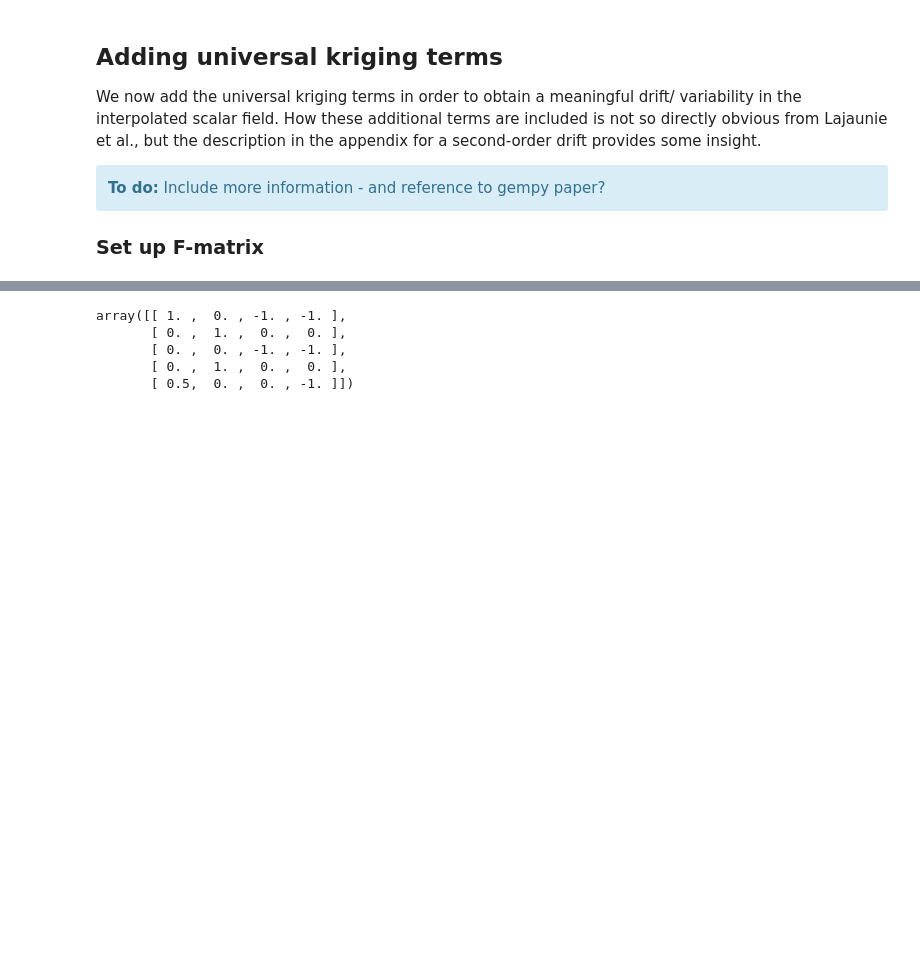
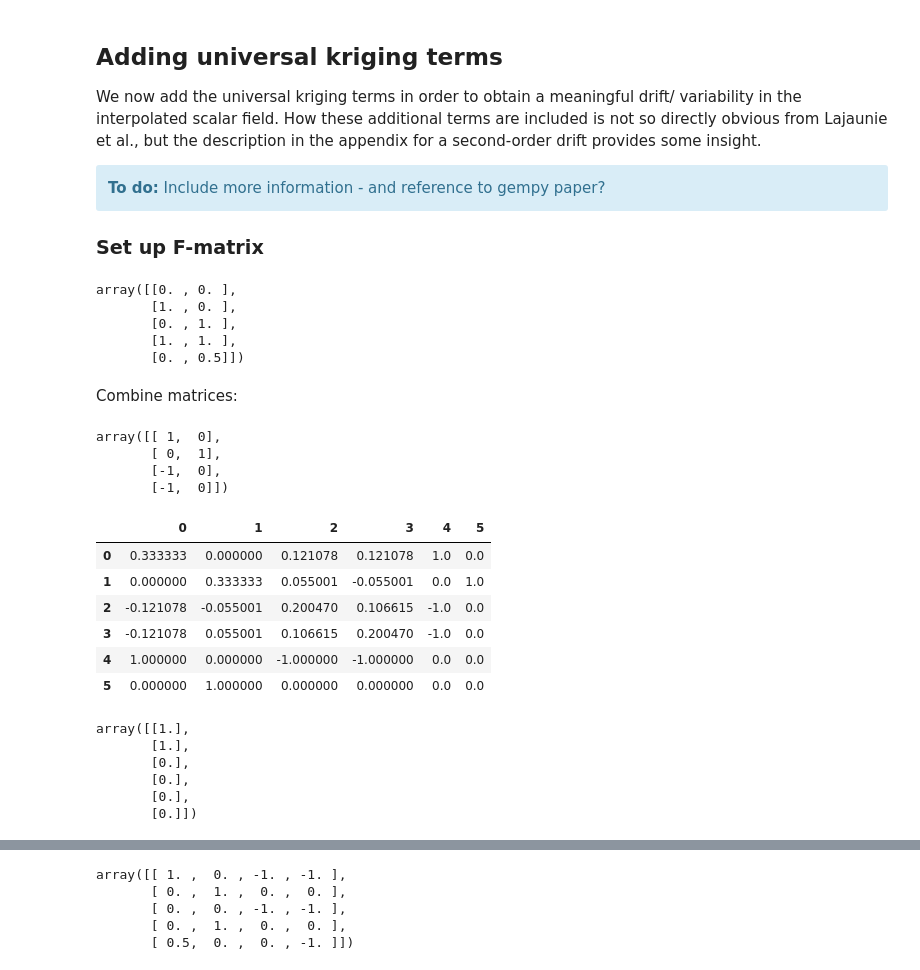
Before and after one commit to GeorgeLiang3/repository1, a Jupyter notebook: scalar_field_cokriging_minimal_example.ipynb, the cells around one changed output, grey strips where cells are left out. Drawn from its saved outputs; the diff is of its cells as text; code cells hidden in the pictures; blank space fills up the shorter version.

```diff
--- a/scalar_field_cokriging_minimal_example.ipynb
+++ b/scalar_field_cokriging_minimal_example.ipynb
@@ -455,3 +442,28 @@ We now add the universal kriging terms in order to obtain a meaningful drift/ va
 </div>
 
 ### Set up F-matrix
+# %%
+x
+# %% [output]
+array([[0. , 0. ],
+       [1. , 0. ],
+       [0. , 1. ],
+       [1. , 1. ],
+       [0. , 0.5]])
+# %%
+# new 25.11.2019
+F = np.array([[1, 0, -1, -1],
+              [0, 1, 0, 0]])
+# %% [markdown]
+Combine matrices:
+# %%
+F.transpose()
+# %% [output]
+array([[ 1,  0],
+       [ 0,  1],
+       [-1,  0],
+       [-1,  0]])
+# %%
+A = np.hstack([K, F.transpose()])
+B = np.hstack([F, np.zeros((2,2))])
+krig_full = np.vstack([A,B])
@@ -457,0 +472,19 @@ We now add the universal kriging terms in order to obtain a meaningful drift/ va
+# %%
+pd.DataFrame(krig_full)
+# %% [output]
+|  | 0 | 1 | 2 | 3 | 4 | 5 |
+| 0 | 0.333333 | 0.000000 | 0.121078 | 0.121078 | 1.0 | 0.0 |
+| 1 | 0.000000 | 0.333333 | 0.055001 | -0.055001 | 0.0 | 1.0 |
+| 2 | -0.121078 | -0.055001 | 0.200470 | 0.106615 | -1.0 | 0.0 |
+| 3 | -0.121078 | 0.055001 | 0.106615 | 0.200470 | -1.0 | 0.0 |
+| 4 | 1.000000 | 0.000000 | -1.000000 | -1.000000 | 0.0 | 0.0 |
+| 5 | 0.000000 | 1.000000 | 0.000000 | 0.000000 | 0.0 | 0.0 |
+# %%
+np.reshape(b,[6,1])
+# %% [output]
+array([[1.],
+       [1.],
+       [0.],
+       [0.],
+       [0.],
+       [0.]])
```
Also changed, not shown: parts of 51 cells of this notebook, 7 other files.
